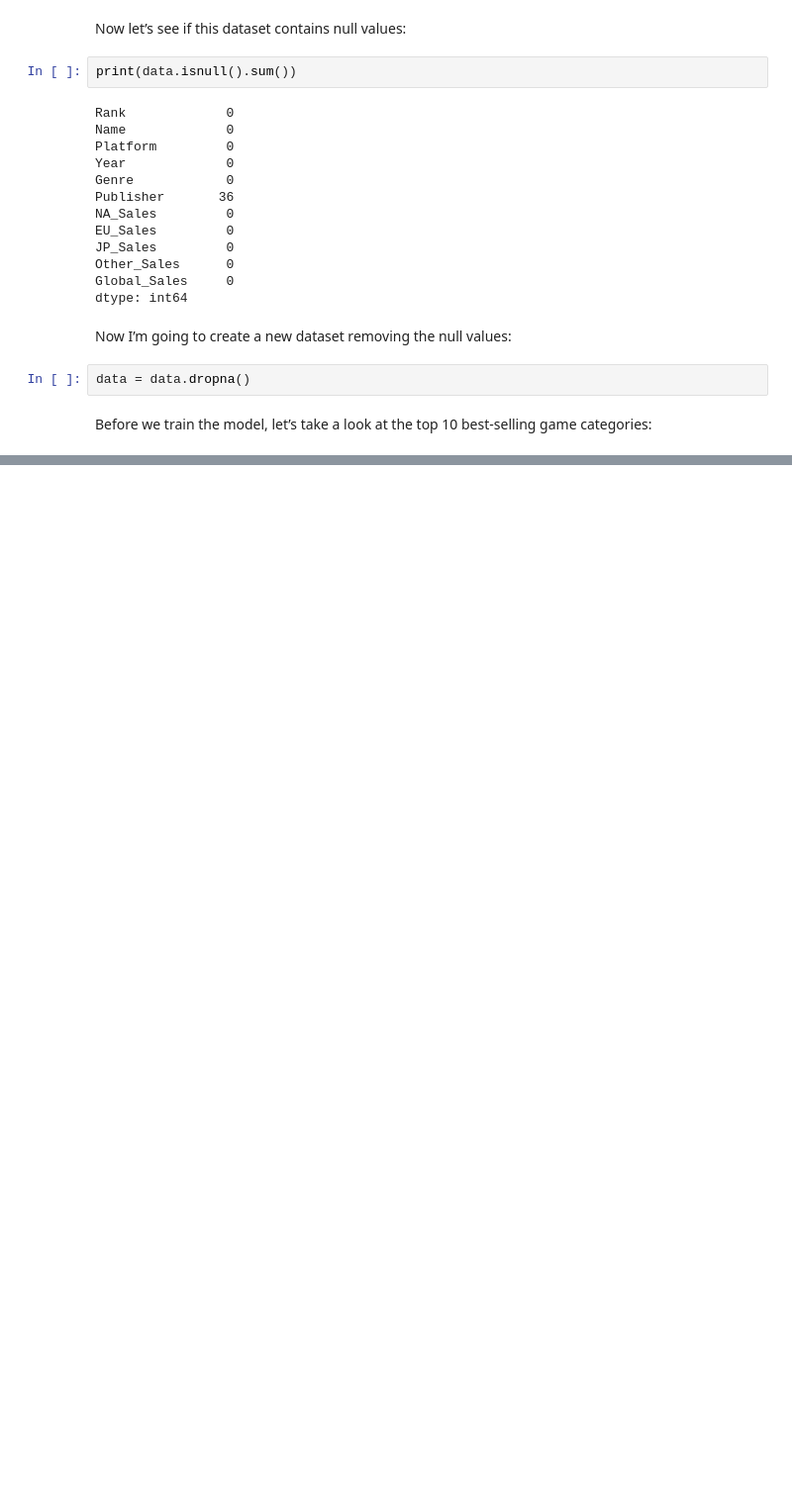
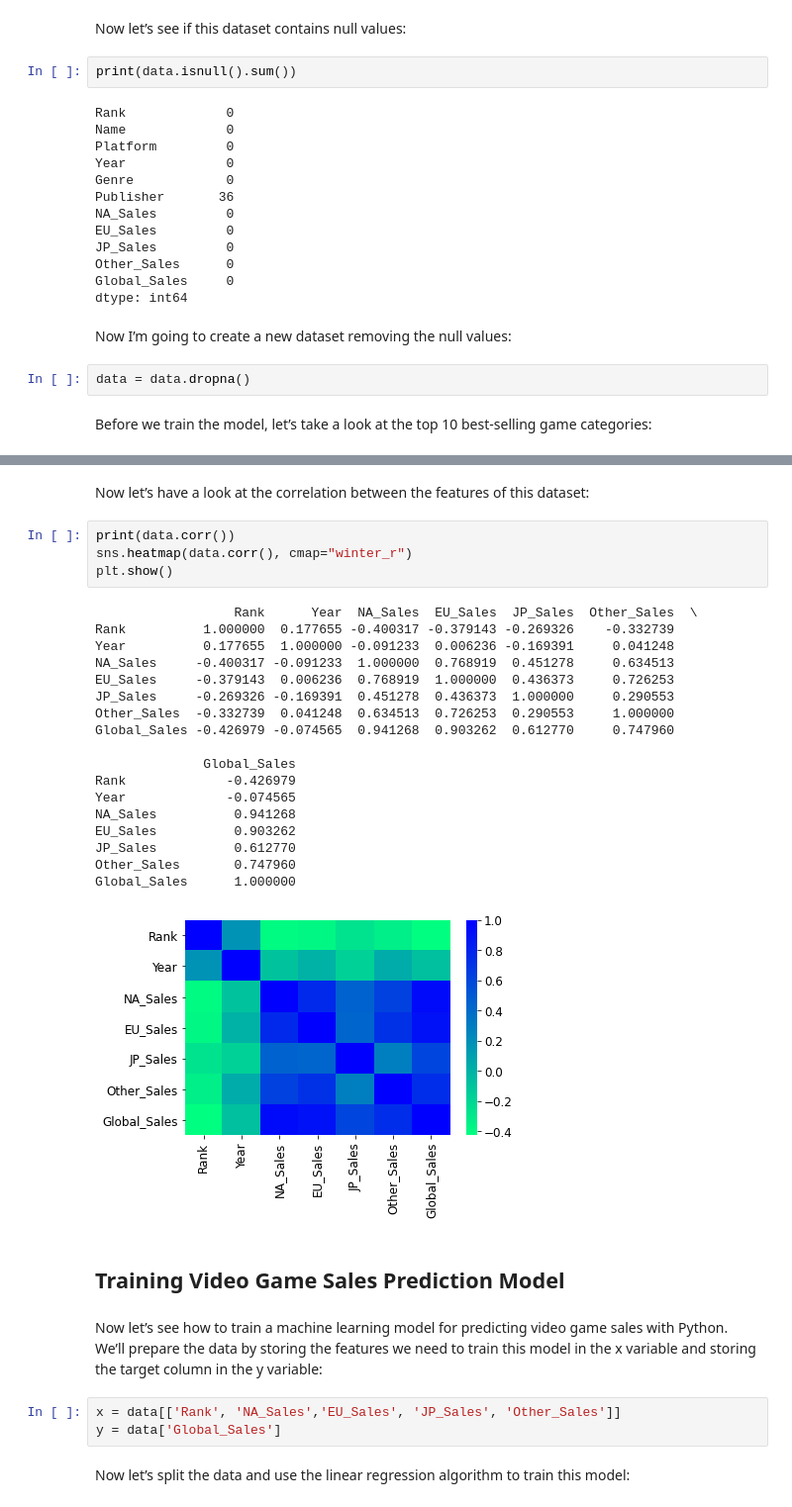
Before and after one commit to shfarhaan/Machine-Learning-Projects-alpha, a Jupyter notebook: Notebooks/Video_Game_Sales_Prediction_Model/Video Game Sales Prediction Model.ipynb, the cells around one changed output, grey strips where cells are left out. Shown at 99% size. Cells and saved outputs as stored; diff of their text form; blank space fills up the shorter version.

```diff
--- a/Notebooks/Video_Game_Sales_Prediction_Model/Video Game Sales Prediction Model.ipynb
+++ b/Notebooks/Video_Game_Sales_Prediction_Model/Video Game Sales Prediction Model.ipynb
@@ -45,0 +61,34 @@ Before we train the model, let’s take a look at the top 10 best-selling game c
+# %% [markdown]
+Now let’s have a look at the correlation between the features of this dataset:
+# %%
+print(data.corr())
+sns.heatmap(data.corr(), cmap="winter_r")
+plt.show()
+# %% [output]
+                  Rank      Year  NA_Sales  EU_Sales  JP_Sales  Other_Sales  \
+Rank          1.000000  0.177655 -0.400317 -0.379143 -0.269326    -0.332739
+Year          0.177655  1.000000 -0.091233  0.006236 -0.169391     0.041248
+NA_Sales     -0.400317 -0.091233  1.000000  0.768919  0.451278     0.634513
+EU_Sales     -0.379143  0.006236  0.768919  1.000000  0.436373     0.726253
+JP_Sales     -0.269326 -0.169391  0.451278  0.436373  1.000000     0.290553
+Other_Sales  -0.332739  0.041248  0.634513  0.726253  0.290553     1.000000
+Global_Sales -0.426979 -0.074565  0.941268  0.903262  0.612770     0.747960
+
+              Global_Sales
+Rank             -0.426979
+Year             -0.074565
+NA_Sales          0.941268
+EU_Sales          0.903262
+JP_Sales          0.612770
+Other_Sales       0.747960
+Global_Sales      1.000000
+[figure, added]
+# %% [markdown]
+## Training Video Game Sales Prediction Model
+# %% [markdown]
+Now let’s see how to train a machine learning model for predicting video game sales with Python. We’ll prepare the data by storing the features we need to train this model in the x variable and storing the target column in the y variable:
+# %%
+x = data[['Rank', 'NA_Sales','EU_Sales', 'JP_Sales', 'Other_Sales']]
+y = data['Global_Sales']
+# %% [markdown]
+Now let’s split the data and use the linear regression algorithm to train this model:
```
Also changed, not shown: parts of 2 cells of this notebook.
